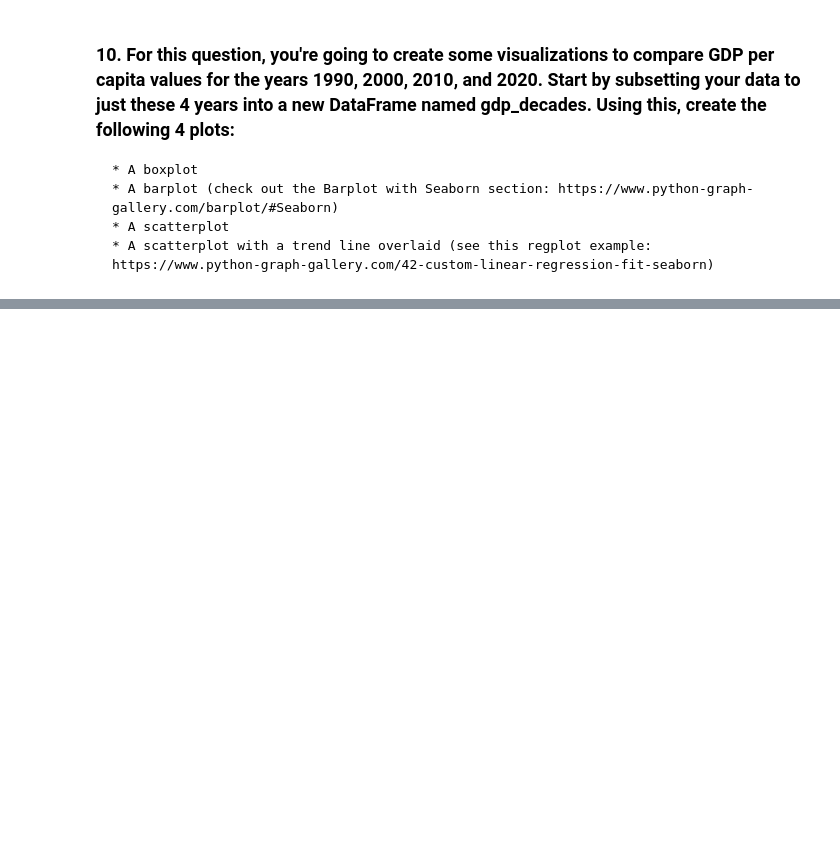
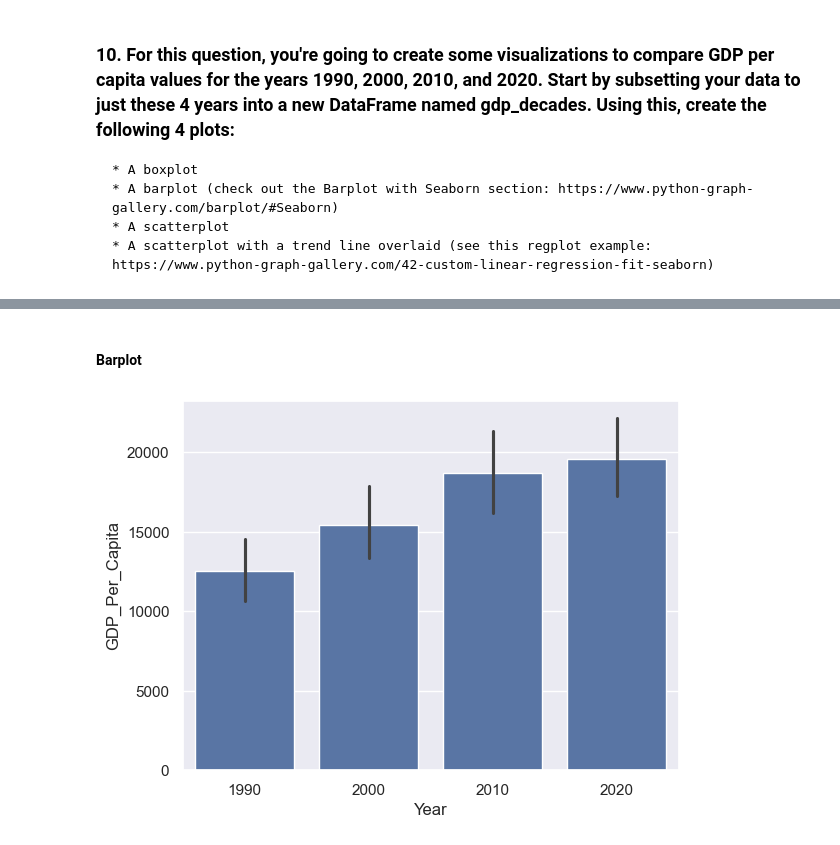
Before and after one commit to NSS-Data-Analytics-Cohort-12/un-python-ryanhartman247, a Jupyter notebook: notebooks/un_data_notebook.ipynb, the cells around one changed output, grey strips where cells are left out. Saved outputs shown, nothing was run; the diff lists cells and outputs as text; code cells hidden in the pictures; blank space fills up the shorter version.

```diff
--- a/notebooks/un_data_notebook.ipynb
+++ b/notebooks/un_data_notebook.ipynb
@@ -303,0 +338,7 @@ Index([   1,   22,   55,   88,  121,  154,  187,  220,  253,  286,
+# %% [markdown]
+#### Barplot
+# %%
+sns.barplot(x=gdp_decades.Year, y=gdp_decades.GDP_Per_Capita)
+plt.show()
+# %% [output]
+[figure, added]
```
Also changed, not shown: parts of 59 cells of this notebook.
